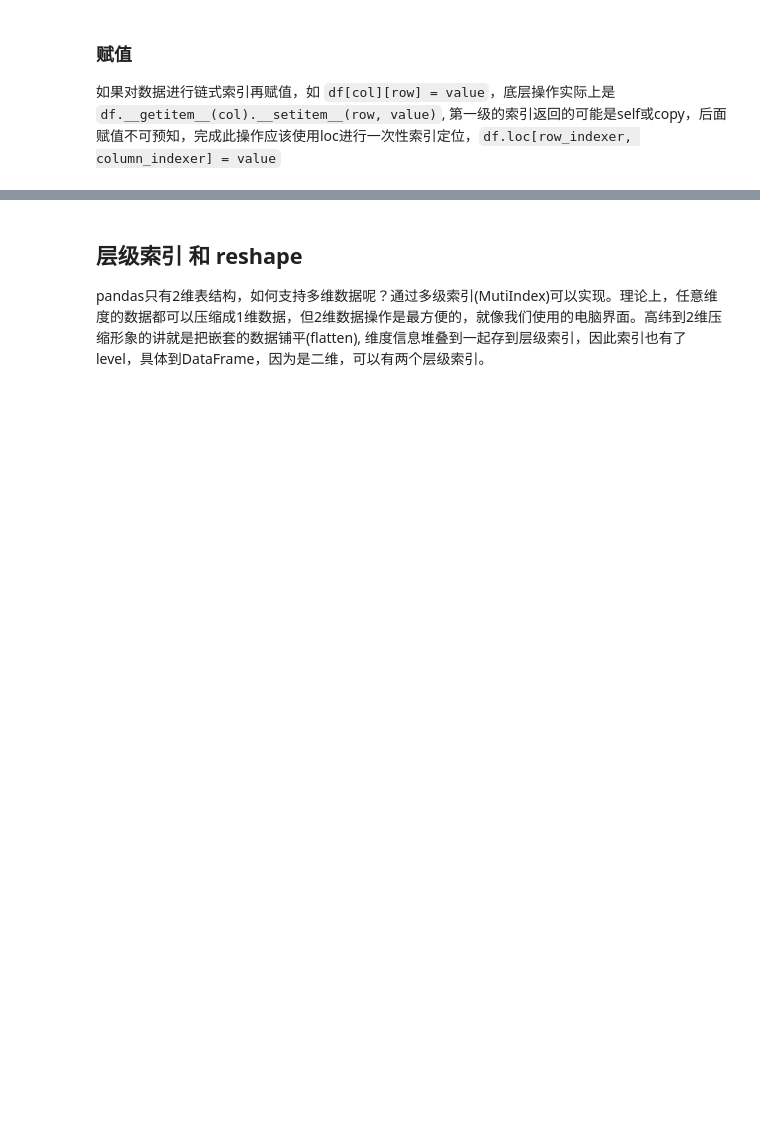
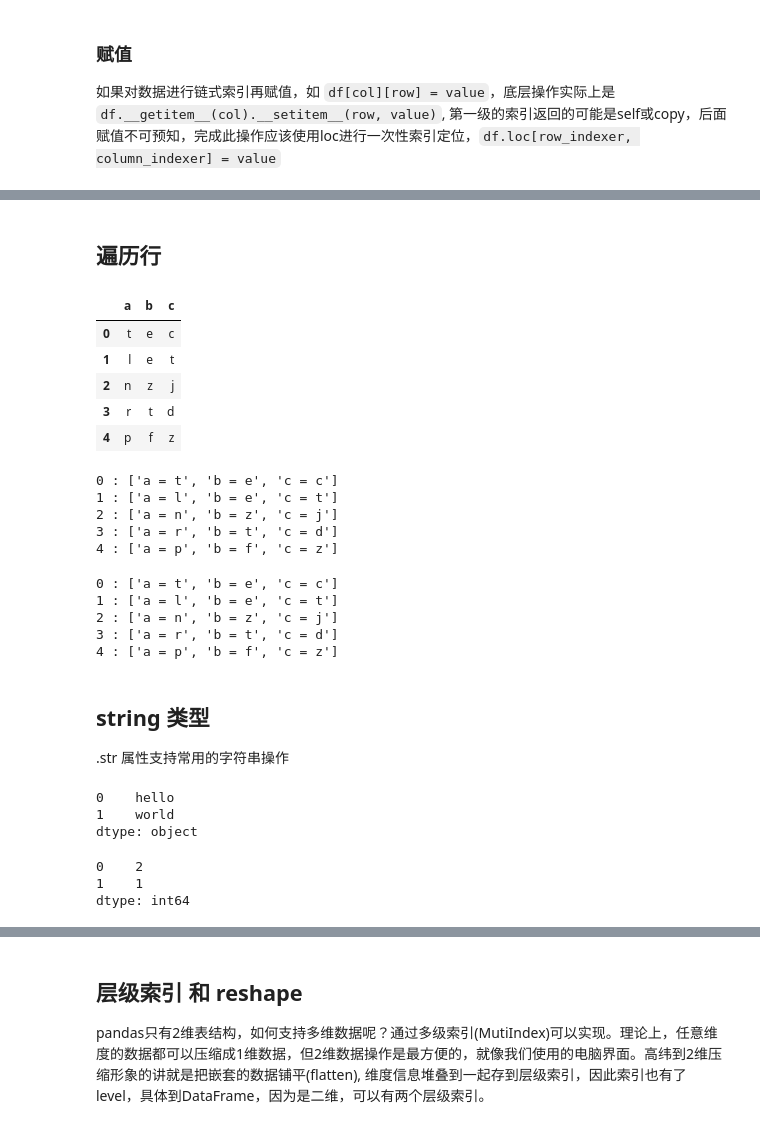
Before and after one commit to yanfenglee/pandas.ipynb, a Jupyter notebook: pandas.ipynb, the cells around one changed output, grey strips where cells are left out. Saved outputs shown, nothing was run; the diff lists cells and outputs as text; code cells hidden in the pictures; blank space fills up the shorter version.

```diff
--- a/pandas.ipynb
+++ b/pandas.ipynb
@@ -328,0 +328,51 @@ df
+# %% [markdown]
+## 遍历行
+# %%
+data = np.random.choice(list('abcdefghijklmnopqrstuvwxyz'), size=(5,3))
+df = pd.DataFrame(data=data, columns=list('abc'))
+df
+# %% [output]
+|  | a | b | c |
+| 0 | t | e | c |
+| 1 | l | e | t |
+| 2 | n | z | j |
+| 3 | r | t | d |
+| 4 | p | f | z |
+# %%
+# 使用iterrows, 会把一行用Series表示，会转化到同一种类型，如int可能转化成float，多种类型转成object
+for idx, row in df.iterrows():
+    vals = [f'{c} = {row[c]}' for c in df.columns]
+    print(idx,':',vals)
+# %% [output]
+0 : ['a = t', 'b = e', 'c = c']
+1 : ['a = l', 'b = e', 'c = t']
+2 : ['a = n', 'b = z', 'c = j']
+3 : ['a = r', 'b = t', 'c = d']
+4 : ['a = p', 'b = f', 'c = z']
+# %%
+# 相比iterrows, itertuples保持类型，速度更快
+for row in df.itertuples():
+    vals = [f'{c} = {getattr(row,c)}' for c in df.columns]
+    print(row.Index,':',vals)
+# %% [output]
+0 : ['a = t', 'b = e', 'c = c']
+1 : ['a = l', 'b = e', 'c = t']
+2 : ['a = n', 'b = z', 'c = j']
+3 : ['a = r', 'b = t', 'c = d']
+4 : ['a = p', 'b = f', 'c = z']
+# %% [markdown]
+## string 类型
+.str 属性支持常用的字符串操作
+# %%
+s = pd.Series(['hello', 'world'])
+s
+# %% [output]
+0    hello
+1    world
+dtype: object
+# %%
+s.str.count('l')
+# %% [output]
+0    2
+1    1
+dtype: int64
```
Also changed, not shown: parts of 42 cells of this notebook.
